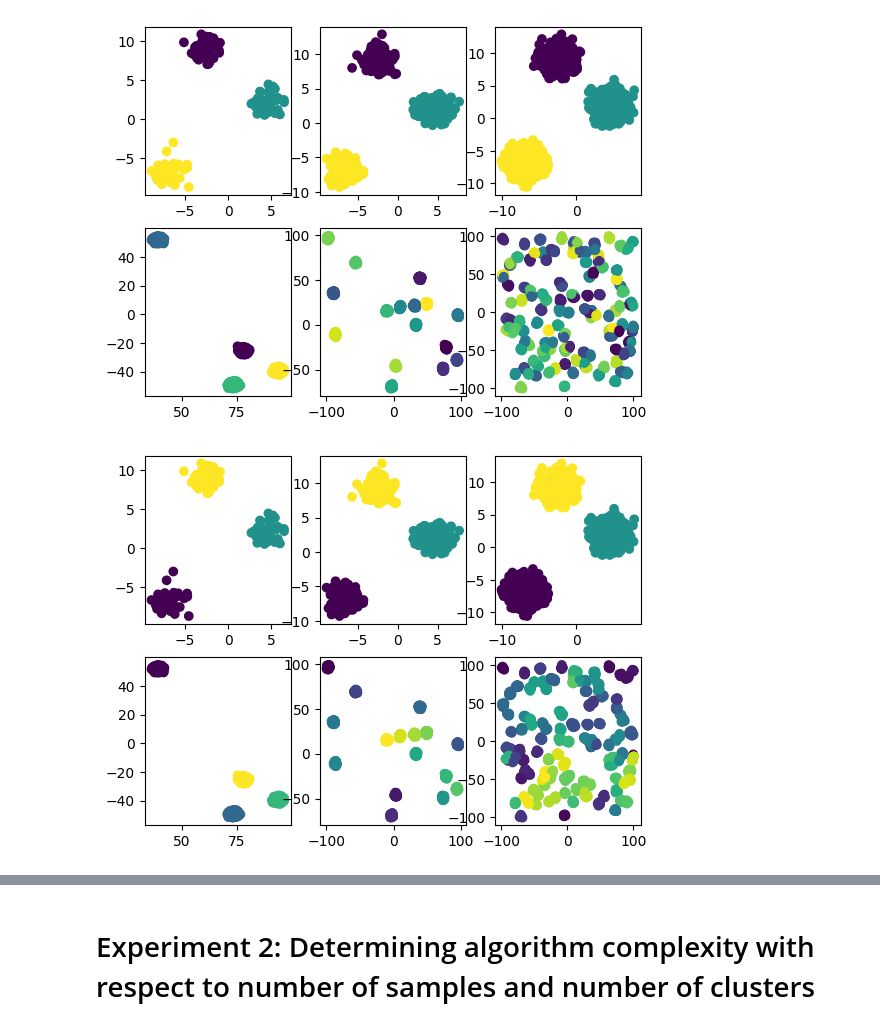
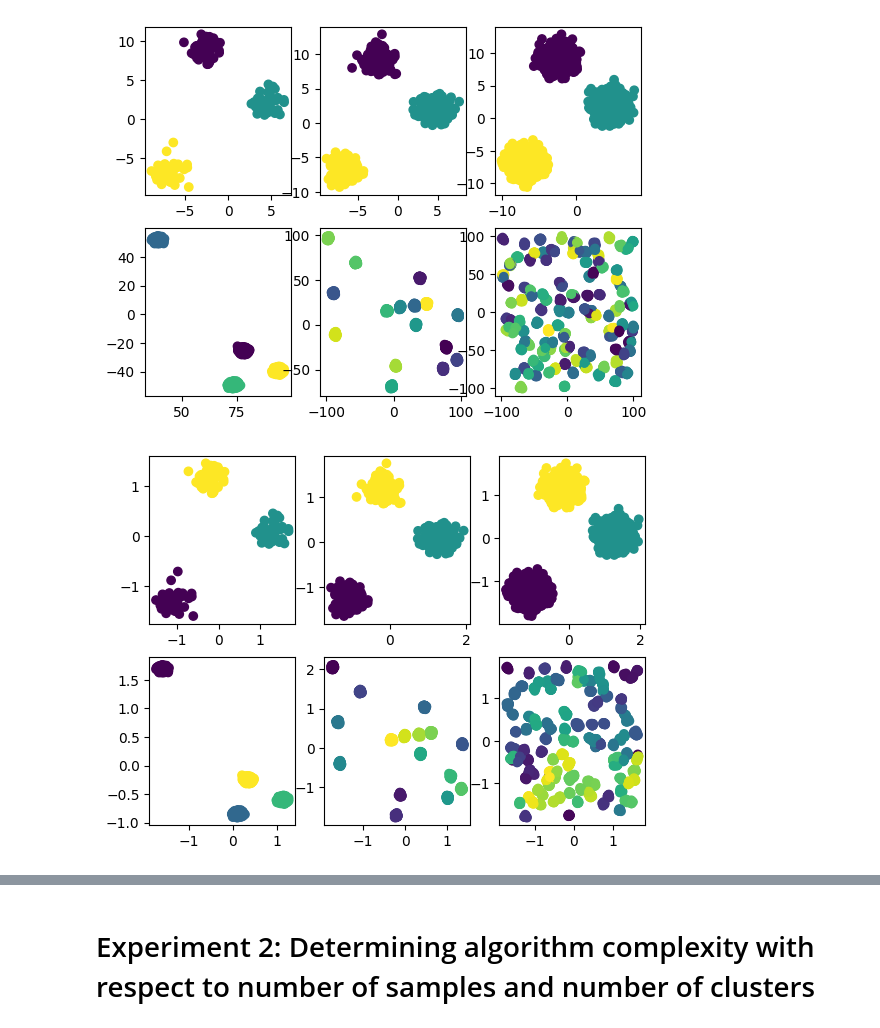
Before and after one commit to mk43v3r/SC4020-Data-Analytics, a Jupyter notebook: HDBSCAN.ipynb, the cells around one changed output, grey strips where cells are left out. Saved outputs shown, nothing was run; the diff lists cells and outputs as text; code cells hidden in the pictures.

```diff
--- a/HDBSCAN.ipynb
+++ b/HDBSCAN.ipynb
@@ -39,7 +41,7 @@ for blob in blobs_1a:
     hdb = HDBSCAN()
     blobs_1a_with_predictions.append(
         (
-            blob[0],
+            z_scale_np_array(blob[0]),
             hdb.fit_predict(blob[0])
         )
     )
@@ -72,19 +74,19 @@ plot_blob_data(representative_blob_list)
 # %%
 # See how these representatives are clustered
 respresentative_with_predictions = list()
 
 for blob in representative_blob_list:
     hdb = HDBSCAN()
     respresentative_with_predictions.append(
         (
-            blob[0],
+            z_scale_np_array(blob[0]),
             hdb.fit_predict(blob[0])
         )
     )
 
 plot_blob_data(respresentative_with_predictions)
 # %% [output]
-[figure, old version]
+[figure, new version]
 # %%
 ss_ar_scores = list()
 ss_sil_scores = list()
```
Also changed, not shown: parts of 25 cells of this notebook, 1 other file.
